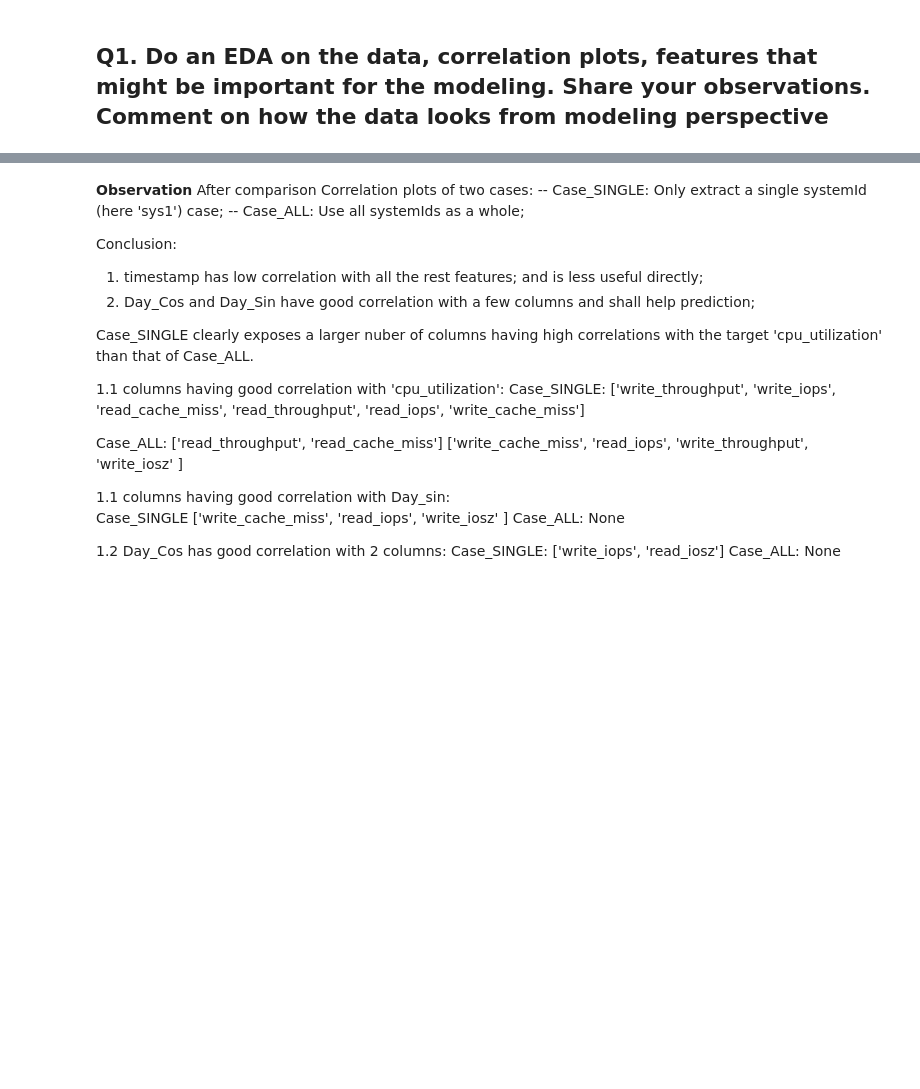
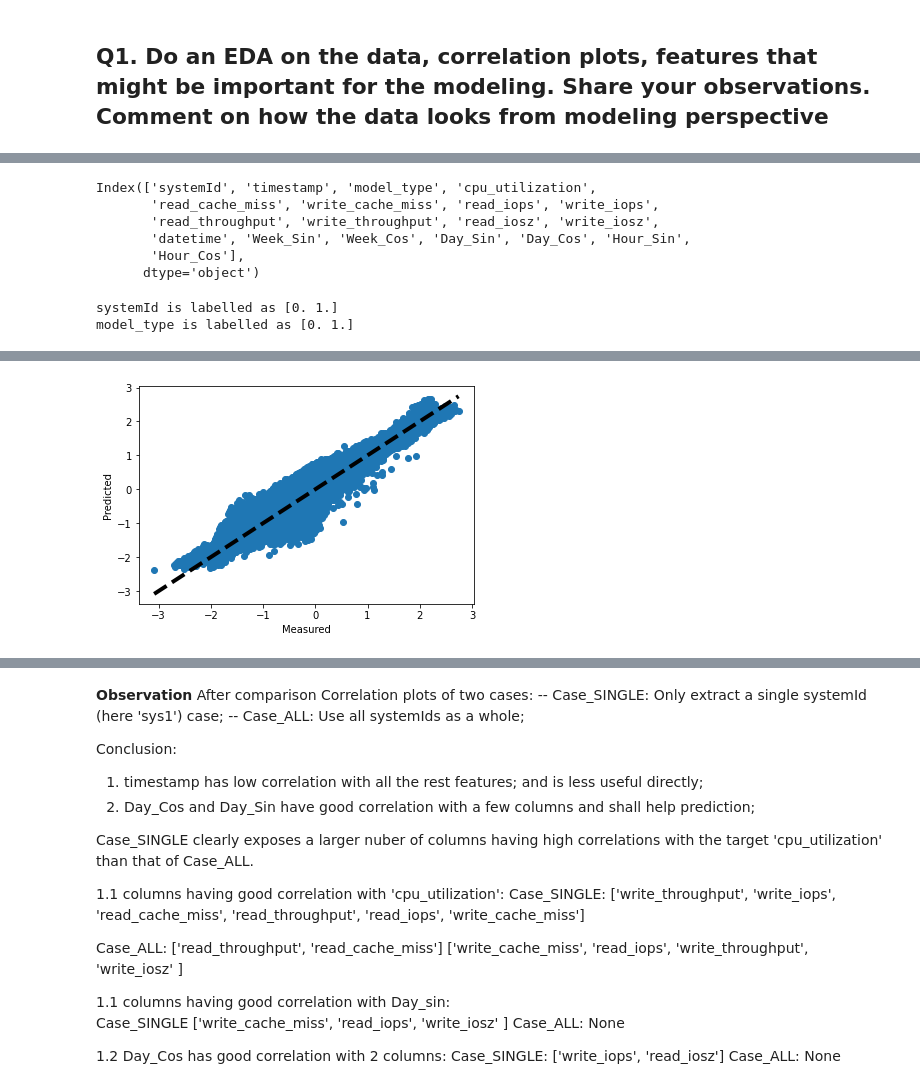
Before and after one commit to FrankGangWang/AppliedML_Python_Coursera, a Jupyter notebook: Copy_of_Copy_of_Copy_of_Copy_of_Interview_for_DataScience_2.ipynb, the cells around one changed output, grey strips where cells are left out. Saved outputs shown, nothing was run; the diff lists cells and outputs as text; code cells hidden in the pictures; blank space fills up the shorter version.

Commit message:
add onehotencoder for systemId and model_type;

```diff
--- a/Copy_of_Copy_of_Copy_of_Copy_of_Interview_for_DataScience_2.ipynb
+++ b/Copy_of_Copy_of_Copy_of_Copy_of_Interview_for_DataScience_2.ipynb
@@ -199,4 +292,25 @@ After concatenate, data shape=(7926, 11)
+# %%
+df.columns
+# %% [output]
+Index(['systemId', 'timestamp', 'model_type', 'cpu_utilization',
+       'read_cache_miss', 'write_cache_miss', 'read_iops', 'write_iops',
+       'read_throughput', 'write_throughput', 'read_iosz', 'write_iosz',
+       'datetime', 'Week_Sin', 'Week_Cos', 'Day_Sin', 'Day_Cos', 'Hour_Sin',
+       'Hour_Cos'],
+      dtype='object')
+# %%
+# data[:, -2] is now labelled 'systemId'
+# data[:, -1] is now labelled 'model_type'
+print(f'systemId is labelled as {np.unique(data[:, -2])}')
+print(f'model_type is labelled as {np.unique(data[:, -1])}')
+# %% [output]
+systemId is labelled as [0. 1.]
+model_type is labelled as [0. 1.]
 # %%
+NUM_SPLITS = 2
+NUM_EPOCHS = 2
+BATCH_SIZE = 10
+
 # Regression
 from pandas import read_csv
 from keras.models import Sequential
@@ -221,11 +335,9 @@ def baseline_model():
 	return model
 
 # Step: evaluate model with standardized dataset
-NUM_SPLITS = 10
-
 estimators = []
 #estimators.append(('standardize', StandardScaler()))
-estimators.append(('mlp', KerasRegressor(build_fn=baseline_model, epochs=2, batch_size=10, verbose=1)))
+estimators.append(('mlp', KerasRegressor(build_fn=baseline_model, epochs=NUM_EPOCHS, batch_size=BATCH_SIZE, verbose=1)))
 pipeline = Pipeline(estimators)
 
 kfold = KFold(n_splits = NUM_SPLITS)
@@ -253,3 +365,4 @@ ax.plot([Y.min(), Y.max()], [Y.min(), Y.max()], 'k--', lw=4)
 ax.set_xlabel('Measured')
 ax.set_ylabel('Predicted')
 plt.show()
+# %% [output]
@@ -256,3 +386,4 @@ plt.show()
+[figure, added]
 # %%
 from sklearn.model_selection import cross_val_predict
 # TRY this also
```
Also changed, not shown: parts of 24 cells of this notebook.
